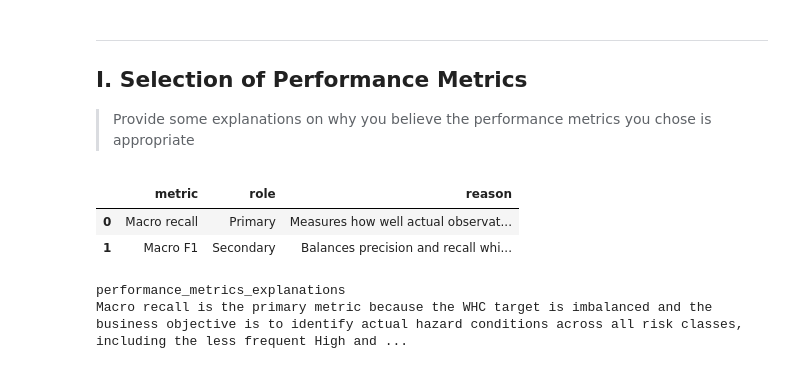
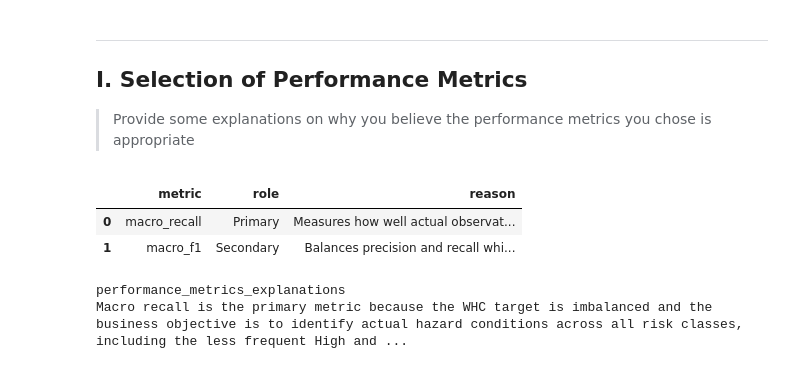
Before and after one commit to RP28/36120-26SP-AT2-26294153-experiments, a Jupyter notebook: notebooks/weather_hazard/36120_26SP_AT2_26294153_experiment_1.ipynb, the cells around one changed output. Cells and saved outputs as stored; diff of their text form; code cells hidden in the pictures.

```diff
--- a/notebooks/weather_hazard/36120_26SP_AT2_26294153_experiment_1.ipynb
+++ b/notebooks/weather_hazard/36120_26SP_AT2_26294153_experiment_1.ipynb
@@ -1401,23 +1300,26 @@ except Exception as e:
 
 > Provide some explanations on why you believe the performance metrics you chose is appropriate
 # %%
+primary_metric = "macro_recall"
+secondary_metric = "macro_f1"
+
 classification_metrics = pd.DataFrame([
     {
-        "metric": "Macro recall",
+        "metric": primary_metric,
         "role": "Primary",
-        "reason": "Measures how well actual observations in each WHC class are detected while giving every class equal importance.",
+        "reason": "Measures how well actual observations in each WHC class are detected while giving every class equal importance."
     },
     {
-        "metric": "Macro F1",
+        "metric": secondary_metric,
         "role": "Secondary",
-        "reason": "Balances precision and recall while also giving each class equal importance.",
-    },
+        "reason": "Balances precision and recall while also giving each class equal importance."
+    }
 ])
 display(classification_metrics)
 # %% [output]
 |  | metric | role | reason |
-| 0 | Macro recall | Primary | Measures how well actual observat... |
-| 1 | Macro F1 | Secondary | Balances precision and recall whi... |
+| 0 | macro_recall | Primary | Measures how well actual observat... |
+| 1 | macro_f1 | Secondary | Balances precision and recall whi... |
 # %%
 performance_metrics_explanations = """
 Macro recall is the primary metric because the WHC target is imbalanced and the business objective is to identify actual hazard conditions across all risk classes, including the less frequent High and Extreme Risk classes. Macro averaging gives every class equal importance, preventing the common classes from dominating the evaluation. Macro F1 is used as the secondary metric to ensure that improvements in recall are not achieved through excessive false-positive predictions.
```
Also changed, not shown: parts of 47 cells of this notebook, 2 other files.
